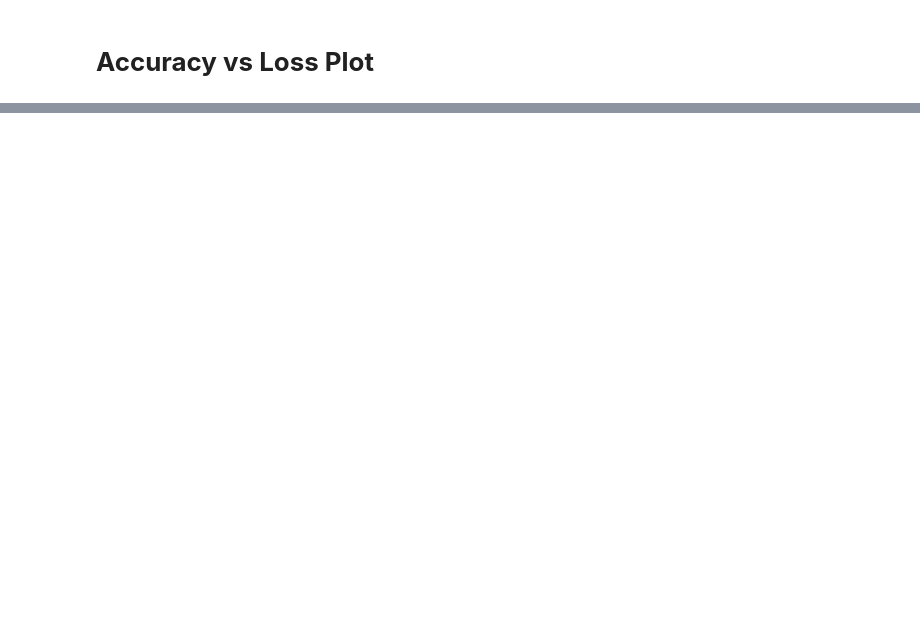
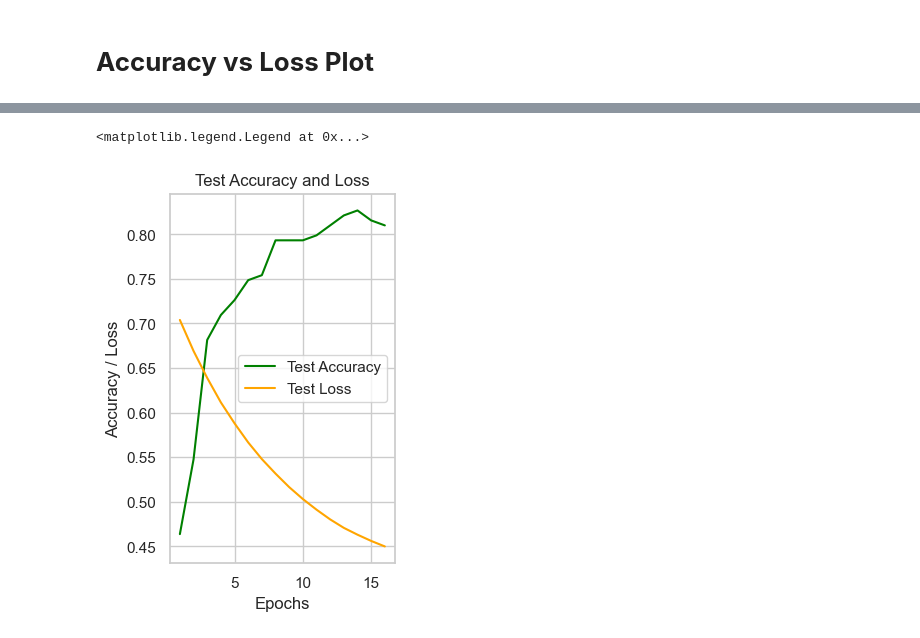
Before and after one commit to 1MuhammadFarhanAslam/Python, a Jupyter notebook: Deep Learning/Simple_NN_in_Python_with _tensorflow.ipynb, the cells around one changed output, grey strips where cells are left out. Saved outputs shown, nothing was run; the diff lists cells and outputs as text; code cells hidden in the pictures; blank space fills up the shorter version.

```diff
--- a/Deep Learning/Simple_NN_in_Python_with _tensorflow.ipynb
+++ b/Deep Learning/Simple_NN_in_Python_with _tensorflow.ipynb
@@ -643,0 +743,16 @@ plt.show()
+# %%
+# Plot Test Accuracy vs Loss
+plt.subplot(1, 2, 2)
+plt.plot(epochs, val_accuracy, label='Test Accuracy', color='green')
+plt.plot(epochs, val_loss, label='Test Loss', color='orange')
+plt.title('Test Accuracy and Loss')
+plt.xlabel('Epochs')
+plt.ylabel('Accuracy / Loss')
+plt.legend()
+
+# # Show both plots
+# plt.tight_layout()
+# plt.show()
+# %% [output]
+<matplotlib.legend.Legend at 0x...>
+[figure, added]
```
Also changed, not shown: parts of 11 cells of this notebook.
